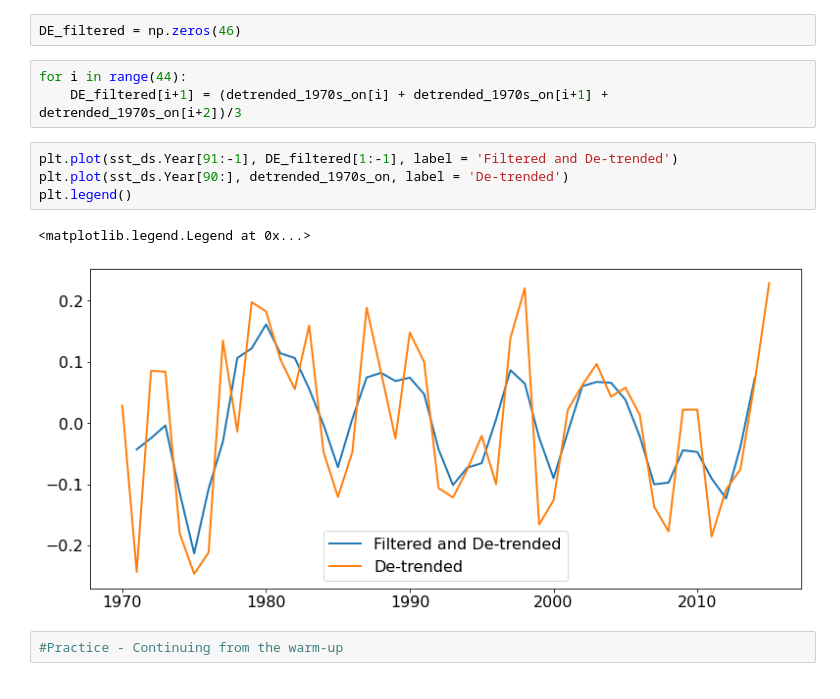
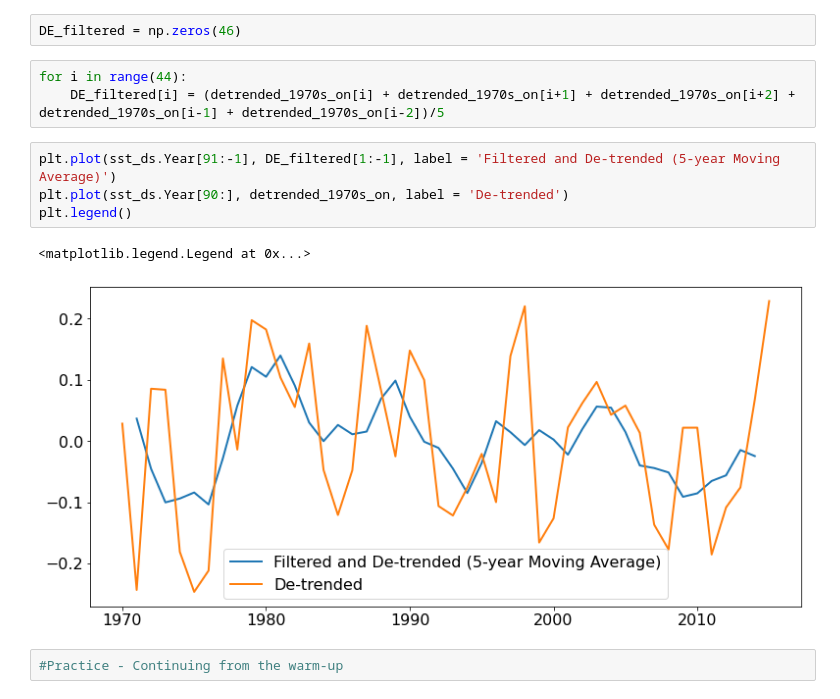
Before and after one commit to chsharrison/IntroSciComp_S2021, a Jupyter notebook: Kara Eckley/Eckley_Lab12.2.ipynb, the cells around one changed output. Cells and saved outputs as stored; diff of their text form.

```diff
--- a/Kara Eckley/Eckley_Lab12.2.ipynb
+++ b/Kara Eckley/Eckley_Lab12.2.ipynb
@@ -922,14 +922,14 @@ detrended_1970s_on.shape
 DE_filtered = np.zeros(46)
 # %%
 for i in range(44):
-    DE_filtered[i+1] = (detrended_1970s_on[i] + detrended_1970s_on[i+1] + detrended_1970s_on[i+2])/3
+    DE_filtered[i] = (detrended_1970s_on[i] + detrended_1970s_on[i+1] + detrended_1970s_on[i+2] + detrended_1970s_on[i-1] + detrended_1970s_on[i-2])/5
 # %%
-plt.plot(sst_ds.Year[91:-1], DE_filtered[1:-1], label = 'Filtered and De-trended')
+plt.plot(sst_ds.Year[91:-1], DE_filtered[1:-1], label = 'Filtered and De-trended (5-year Moving Average)')
 plt.plot(sst_ds.Year[90:], detrended_1970s_on, label = 'De-trended')
 plt.legend()
 # %% [output]
 <matplotlib.legend.Legend at 0x...>
-[figure, old version]
+[figure, new version]
 # %%
 #Practice - Continuing from the warm-up
 # %%
```
